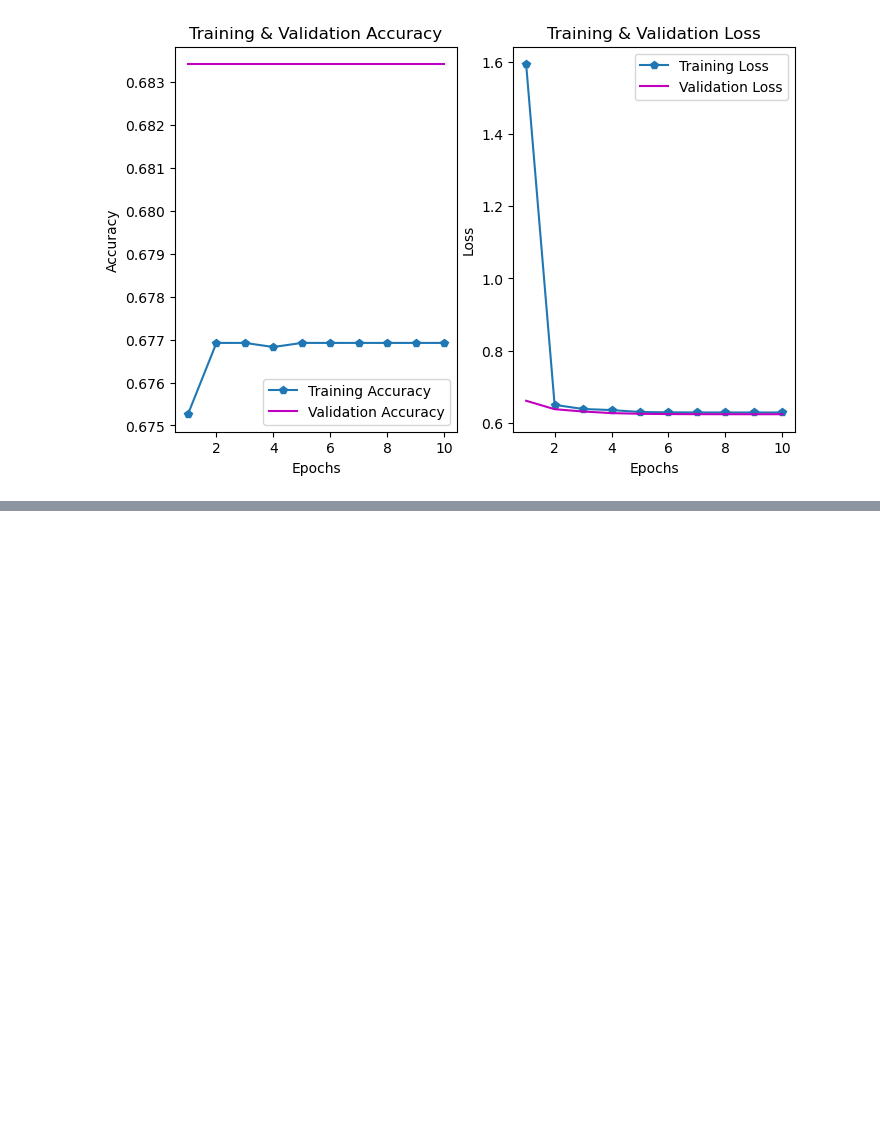
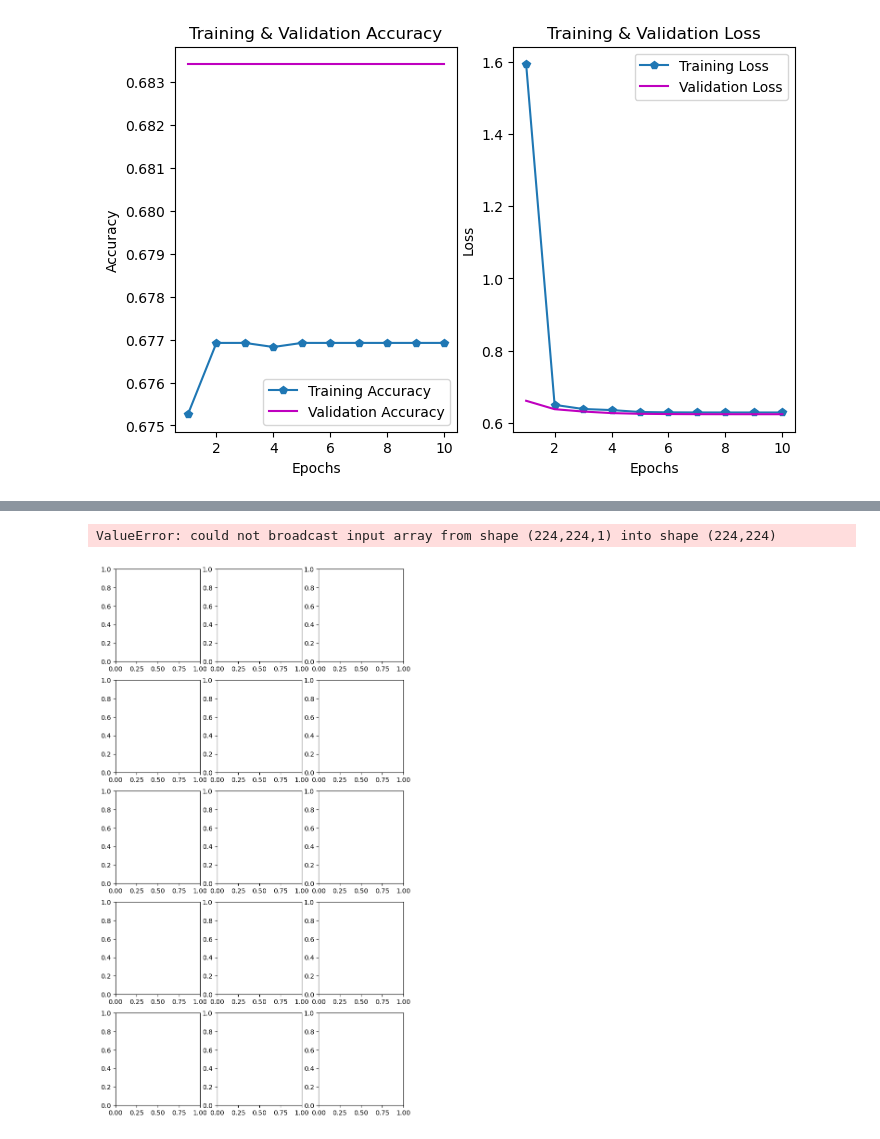
Before and after one commit to sumaiya008/Segmenting-Coral-Branch-tips, a Jupyter notebook: notebooks/1.0_Model_Unet.ipynb, the cells around one changed output, grey strips where cells are left out. Saved outputs shown, nothing was run; the diff lists cells and outputs as text; code cells hidden in the pictures; blank space fills up the shorter version.

```diff
--- a/notebooks/1.0_Model_Unet.ipynb
+++ b/notebooks/1.0_Model_Unet.ipynb
@@ -156,3 +219,5 @@ ax[1].set_ylabel("Loss")
 plt.show()
 # %% [output]
 [figure]
+# %%
+model = load_model('../models/coral_unet.h5')
@@ -158,0 +287,4 @@ plt.show()
+# %%
+# Assuming y_pred contains predicted masks for X_test
+predicted_masks = model.predict(X_test)
+# %% [output]
@@ -158,0 +292,2 @@ plt.show()
+ValueError: could not broadcast input array from shape (224,224,1) into shape (224,224)
+[figure, added]
```
Also changed, not shown: parts of 9 cells of this notebook, 3 other files.
